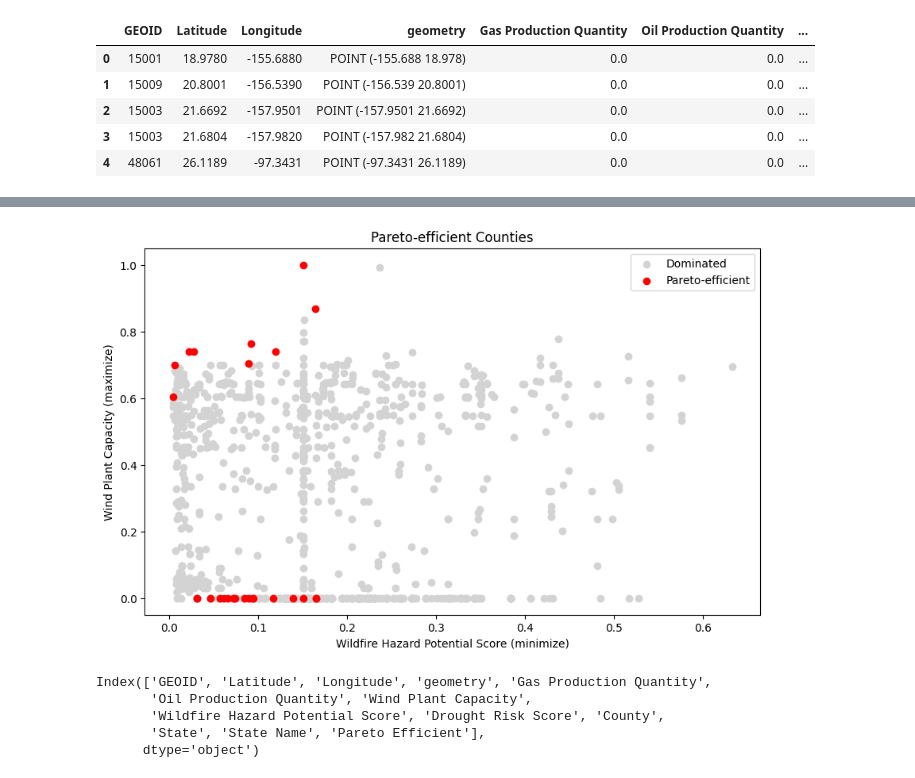
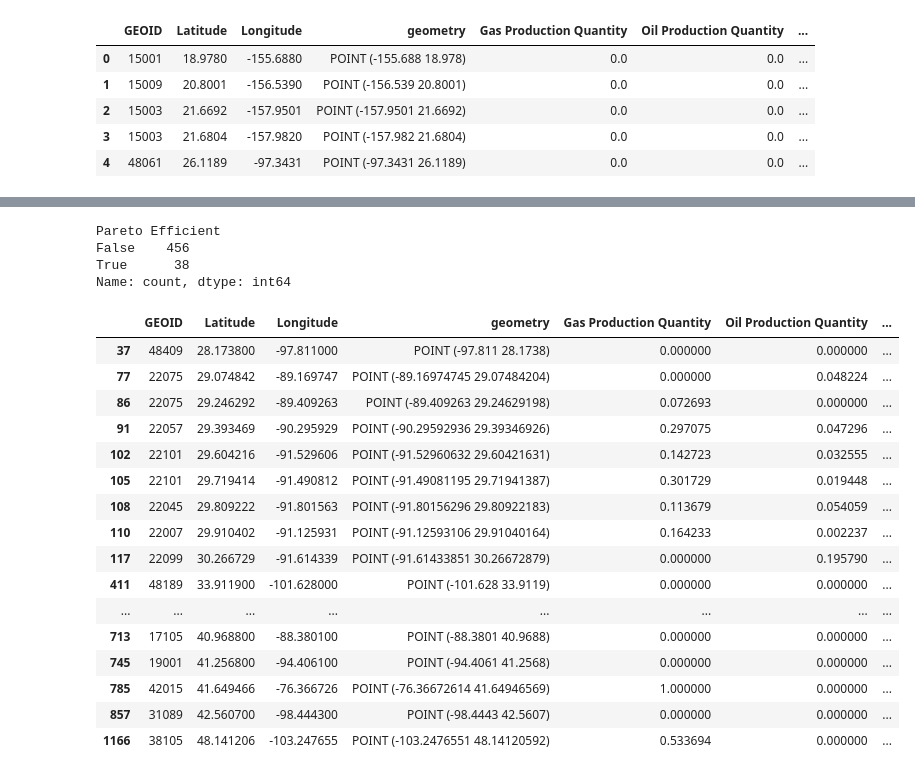
Before and after one commit to sahana-krishnaraj/siting-optimizer-lmichallange, a Jupyter notebook: cleaner.ipynb, the cells around one changed output, grey strips where cells are left out. Cells and saved outputs as stored; diff of their text form; code cells hidden in the pictures.

```diff
--- a/cleaner.ipynb
+++ b/cleaner.ipynb
@@ -165,31 +155,37 @@ KeyboardInterrupt:
 # %%
-import matplotlib.pyplot as plt
-
-# Pareto efficient vs dominated
-pareto_true = merged[merged["Pareto Efficient"] == True]
-pareto_false = merged[merged["Pareto Efficient"] == False]
-
-plt.figure(figsize=(10,6))
-plt.scatter(pareto_false["Wildfire Hazard Potential Score"], pareto_false["Wind Plant Capacity"],
-            color='lightgray', label='Dominated')
-plt.scatter(pareto_true["Wildfire Hazard Potential Score"], pareto_true["Wind Plant Capacity"],
-            color='red', label='Pareto-efficient')
-plt.xlabel("Wildfire Hazard Potential Score (minimize)")
-plt.ylabel("Wind Plant Capacity (maximize)")
-plt.title("Pareto-efficient Counties")
-plt.legend()
-plt.show()
+merged["Pareto Efficient"].value_counts()
 # %% [output]
-[figure, removed]
+Pareto Efficient
+False    456
+True      38
+Name: count, dtype: int64
 # %%
 merged.to_csv("true_final.csv", index=False)
 # %%
-final_csv = merged
+import pandas as pd
+final_csv = pd.read_csv("true_final.csv")
 # %%
 final_csv.columns
+final_csv[final_csv["Pareto Efficient"] == True]
+
+
+# Check for duplicates (should be 0)
+print(f"Duplicates remaining: {df_final['GEOID'].duplicated().sum()}")
 # %% [output]
-Index(['GEOID', 'Latitude', 'Longitude', 'geometry', 'Gas Production Quantity',
-       'Oil Production Quantity', 'Wind Plant Capacity',
-       'Wildfire Hazard Potential Score', 'Drought Risk Score', 'County',
-       'State', 'State Name', 'Pareto Efficient'],
-      dtype='object')
+|  | GEOID | Latitude | Longitude | geometry | Gas Production Quantity | Oil Production Quantity | ... |
+| 37 | 48409 | 28.173800 | -97.811000 | POINT (-97.811 28.1738) | 0.000000 | 0.000000 | ... |
+| 77 | 22075 | 29.074842 | -89.169747 | POINT (-89.16974745 29.07484204) | 0.000000 | 0.048224 | ... |
+| 86 | 22075 | 29.246292 | -89.409263 | POINT (-89.409263 29.24629198) | 0.072693 | 0.000000 | ... |
+| 91 | 22057 | 29.393469 | -90.295929 | POINT (-90.29592936 29.39346926) | 0.297075 | 0.047296 | ... |
+| 102 | 22101 | 29.604216 | -91.529606 | POINT (-91.52960632 29.60421631) | 0.142723 | 0.032555 | ... |
+| 105 | 22101 | 29.719414 | -91.490812 | POINT (-91.49081195 29.71941387) | 0.301729 | 0.019448 | ... |
+| 108 | 22045 | 29.809222 | -91.801563 | POINT (-91.80156296 29.80922183) | 0.113679 | 0.054059 | ... |
+| 110 | 22007 | 29.910402 | -91.125931 | POINT (-91.12593106 29.91040164) | 0.164233 | 0.002237 | ... |
+| 117 | 22099 | 30.266729 | -91.614339 | POINT (-91.61433851 30.26672879) | 0.000000 | 0.195790 | ... |
+| 411 | 48189 | 33.911900 | -101.628000 | POINT (-101.628 33.9119) | 0.000000 | 0.000000 | ... |
+| ... | ... | ... | ... | ... | ... | ... | ... |
+| 713 | 17105 | 40.968800 | -88.380100 | POINT (-88.3801 40.9688) | 0.000000 | 0.000000 | ... |
+| 745 | 19001 | 41.256800 | -94.406100 | POINT (-94.4061 41.2568) | 0.000000 | 0.000000 | ... |
+| 785 | 42015 | 41.649466 | -76.366726 | POINT (-76.36672614 41.64946569) | 1.000000 | 0.000000 | ... |
+| 857 | 31089 | 42.560700 | -98.444300 | POINT (-98.4443 42.5607) | 0.000000 | 0.000000 | ... |
+| 1166 | 38105 | 48.141206 | -103.247655 | POINT (-103.2476551 48.14120592) | 0.533694 | 0.000000 | ... |
```
Also changed, not shown: parts of 12 cells of this notebook, 2 other files.
